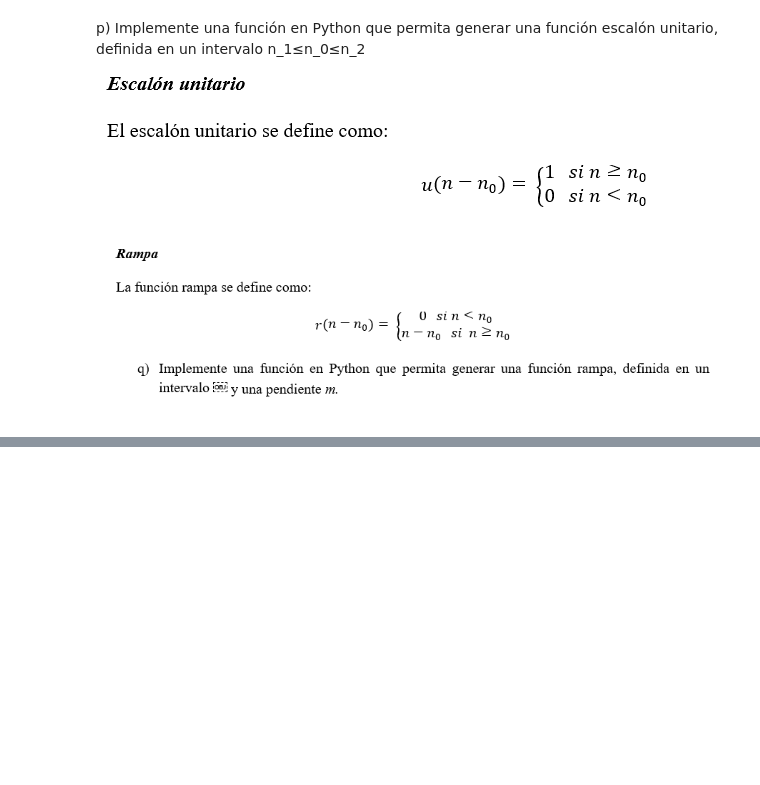
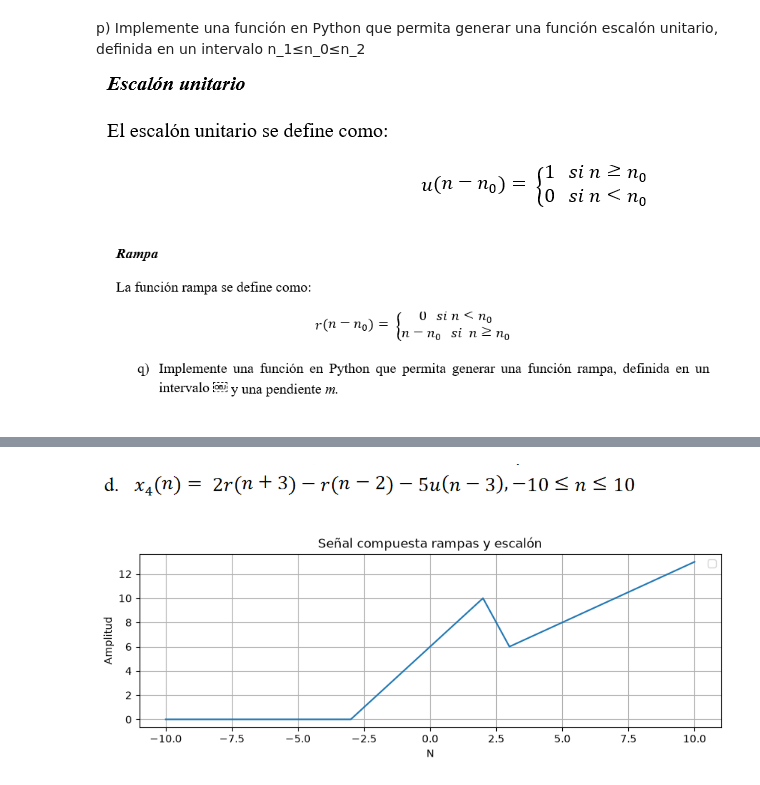
Before and after one commit to luisfmontoyaf/Biosenales_Luis_Montoya_Karly_Tarazona, a Jupyter notebook: practica1.ipynb, the cells around one changed output, grey strips where cells are left out. Drawn from its saved outputs; the diff is of its cells as text; code cells hidden in the pictures; blank space fills up the shorter version.

```diff
--- a/practica1.ipynb
+++ b/practica1.ipynb
@@ -195,0 +264,21 @@ def rampseq(n0, n1, n2, m):
+# %% [markdown]
+![image.png](attachment:image.png)
+# %%
+n1= -10
+n2= 10
+
+r1, n = rampseq(-3,n1,n2,2)
+r2, _= rampseq(2,n1,n2,1)
+e1,_ = escalon(3,n1,n2)
+
+x4 = r1 - r2 - 5*e1
+
+fig = plt.figure(figsize=(10, 3))
+plt.plot(n, x4)
+plt.title("Señal compuesta rampas y escalón")
+plt.xlabel("N")
+plt.ylabel("Amplitud")
+plt.legend()
+plt.grid()
+# %% [output]
+[figure, added]
```
Also changed, not shown: parts of 24 cells of this notebook.
